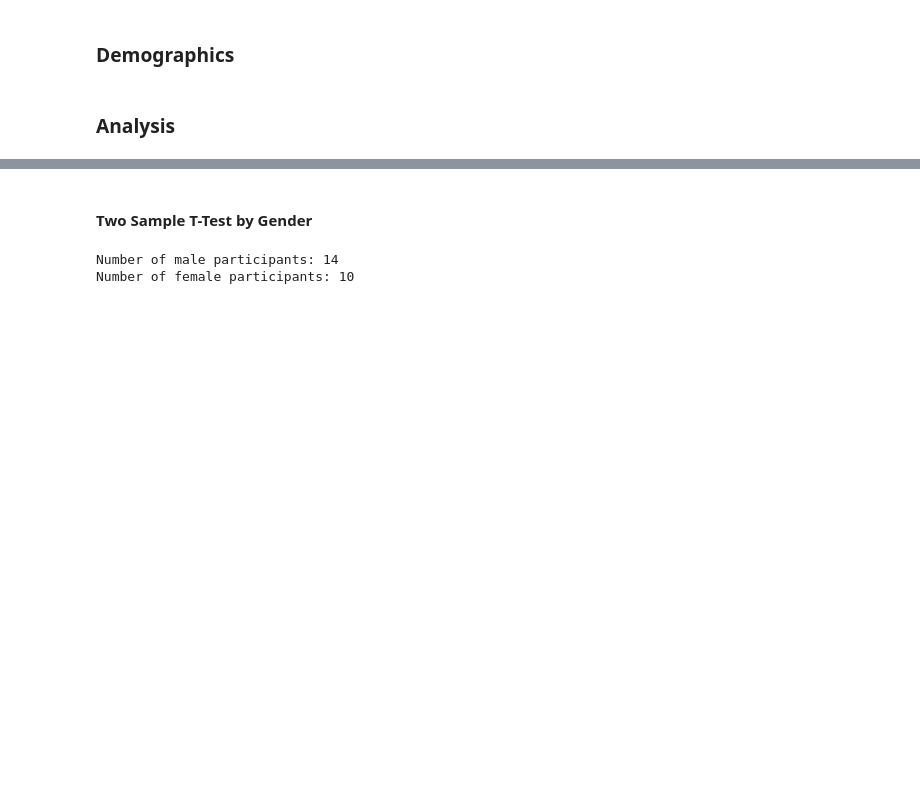
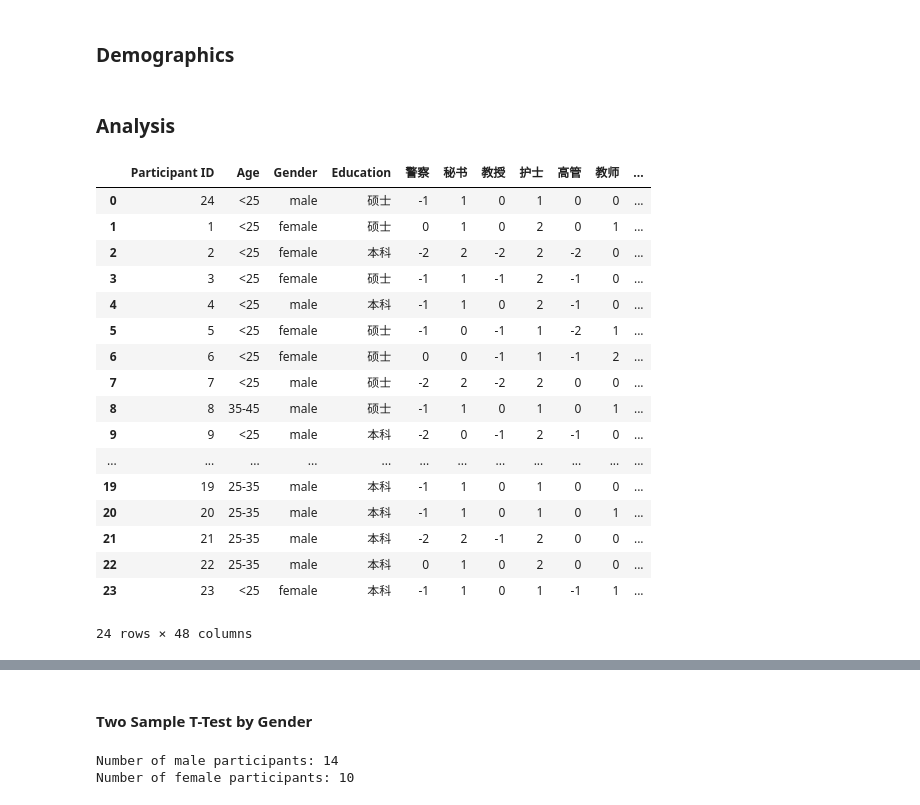
Before and after one commit to partigabor/occupational-gender-bias, a Jupyter notebook: main.ipynb, the cells around one changed output, grey strips where cells are left out. Cells and saved outputs as stored; diff of their text form; code cells hidden in the pictures; blank space fills up the shorter version.

```diff
--- a/main.ipynb
+++ b/main.ipynb
@@ -1207,3 +1302,24 @@ fig.write_html('demographics_zh.html')
 fig.write_image('demographics_zh.png', scale=3, width=1000, height=400)
 # %% [markdown]
 ### Analysis
+# %%
+df_zh
+# %% [output]
+|  | Participant ID | Age | Gender | Education | 警察 | 秘书 | 教授 | 护士 | 高管 | 教师 | ... |
+| 0 | 24 | <25 | male | 硕士 | -1 | 1 | 0 | 1 | 0 | 0 | ... |
+| 1 | 1 | <25 | female | 硕士 | 0 | 1 | 0 | 2 | 0 | 1 | ... |
+| 2 | 2 | <25 | female | 本科 | -2 | 2 | -2 | 2 | -2 | 0 | ... |
+| 3 | 3 | <25 | female | 硕士 | -1 | 1 | -1 | 2 | -1 | 0 | ... |
+| 4 | 4 | <25 | male | 本科 | -1 | 1 | 0 | 2 | -1 | 0 | ... |
+| 5 | 5 | <25 | female | 硕士 | -1 | 0 | -1 | 1 | -2 | 1 | ... |
+| 6 | 6 | <25 | female | 硕士 | 0 | 0 | -1 | 1 | -1 | 2 | ... |
+| 7 | 7 | <25 | male | 硕士 | -2 | 2 | -2 | 2 | 0 | 0 | ... |
+| 8 | 8 | 35-45 | male | 硕士 | -1 | 1 | 0 | 1 | 0 | 1 | ... |
+| 9 | 9 | <25 | male | 本科 | -2 | 0 | -1 | 2 | -1 | 0 | ... |
+| ... | ... | ... | ... | ... | ... | ... | ... | ... | ... | ... | ... |
+| 19 | 19 | 25-35 | male | 本科 | -1 | 1 | 0 | 1 | 0 | 0 | ... |
+| 20 | 20 | 25-35 | male | 本科 | -1 | 1 | 0 | 1 | 0 | 1 | ... |
+| 21 | 21 | 25-35 | male | 本科 | -2 | 2 | -1 | 2 | 0 | 0 | ... |
+| 22 | 22 | 25-35 | male | 本科 | 0 | 1 | 0 | 2 | 0 | 0 | ... |
+| 23 | 23 | <25 | female | 本科 | -1 | 1 | 0 | 1 | -1 | 1 | ... |
+24 rows × 48 columns
```
Also changed, not shown: parts of 20 cells of this notebook, 27 other files.
